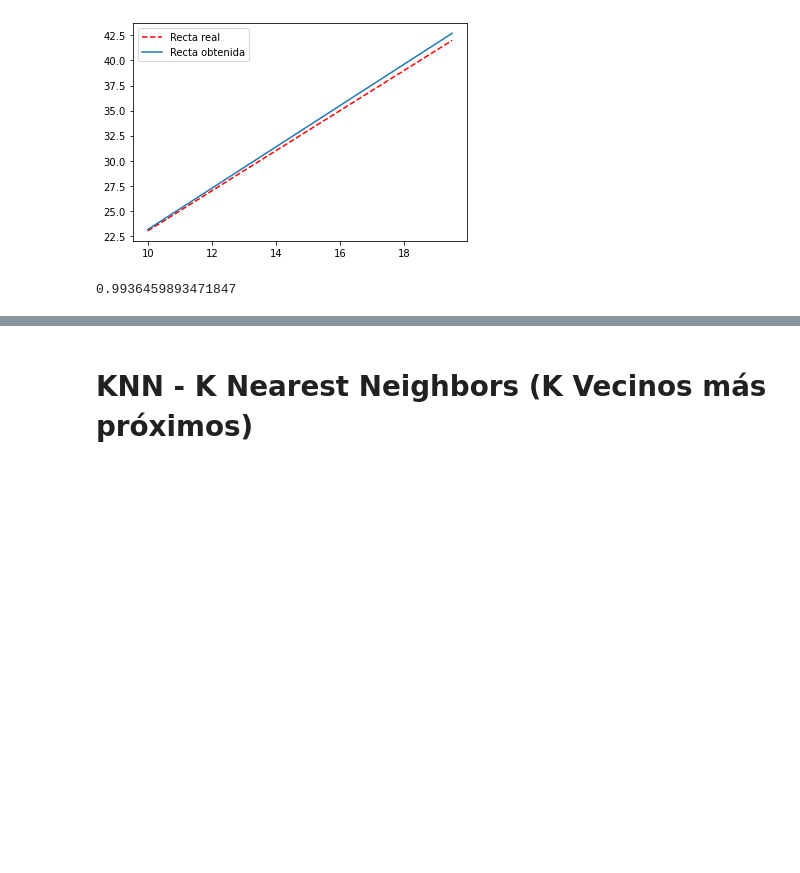
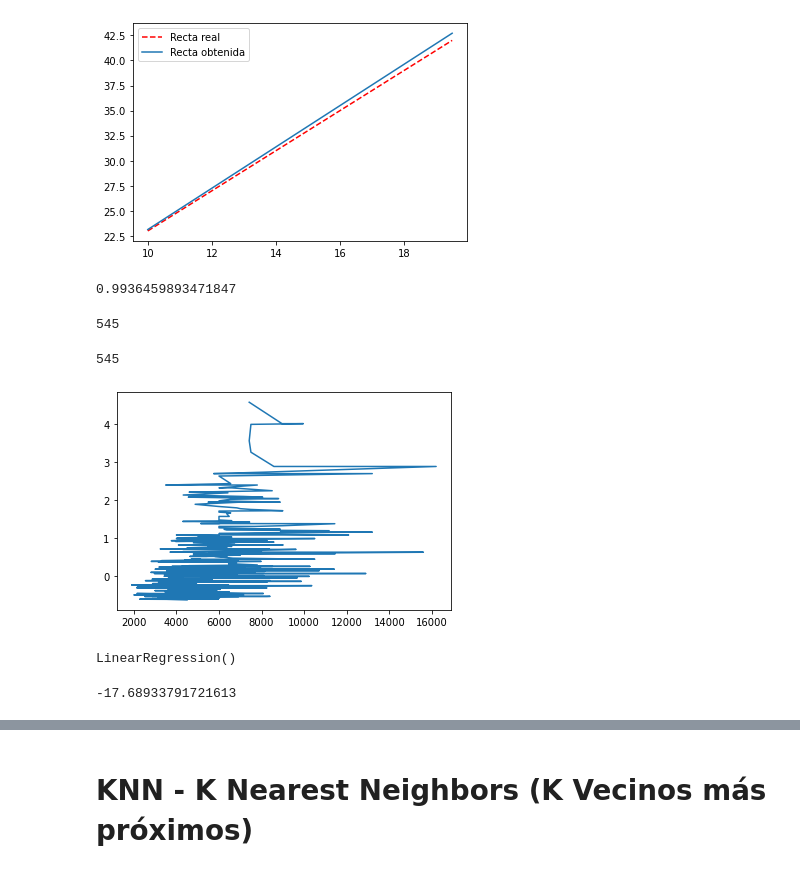
Before and after one commit to jeedorsa/DataScienceUnilever2022, a Jupyter notebook: Track 1/Clases/5-IntroML/5-IntroML.ipynb, the cells around one changed output, grey strips where cells are left out. Saved outputs shown, nothing was run; the diff lists cells and outputs as text; code cells hidden in the pictures; blank space fills up the shorter version.

```diff
--- a/Track 1/Clases/5-IntroML/5-IntroML.ipynb
+++ b/Track 1/Clases/5-IntroML/5-IntroML.ipynb
@@ -324,3 +331,35 @@ from sklearn.metrics import r2_score
 r2_score(y_new, y_pred)
 # %% [output]
 0.9936459893471847
+# %%
+len(price_scaled)
+# %% [output]
+545
+# %%
+len(df['area'])
+# %% [output]
+545
+# %%
+X_train=df['area'][0:381]
+X_test=df['area'][381::]
+# %%
+y_train=price_scaled[0:381]
+y_test=price_scaled[381::]
+# %%
+fig = plt.figure()
+ax = fig.add_subplot(1,1,1)
+ax.plot(X_train, y_train,)
+plt.show()
+# %% [output]
+[figure, added]
+# %%
+lin_reg = LinearRegression() # Creación de objeto Regresor lineal Scikit-Learn
+X_train = X_train.values.reshape(-1,1) # Generación de vector columna
+lin_reg.fit(X_train, y_train) # Cálculo de parámetros \theta_0, \theta_1... etc
+# %% [output]
+LinearRegression()
+# %%
+y_pred=lin_reg.predict(X_test.values.reshape(-1,1))
+r2_score(y_test, y_pred)
+# %% [output]
+-17.68933791721613
```
Also changed, not shown: parts of 2 cells of this notebook.
